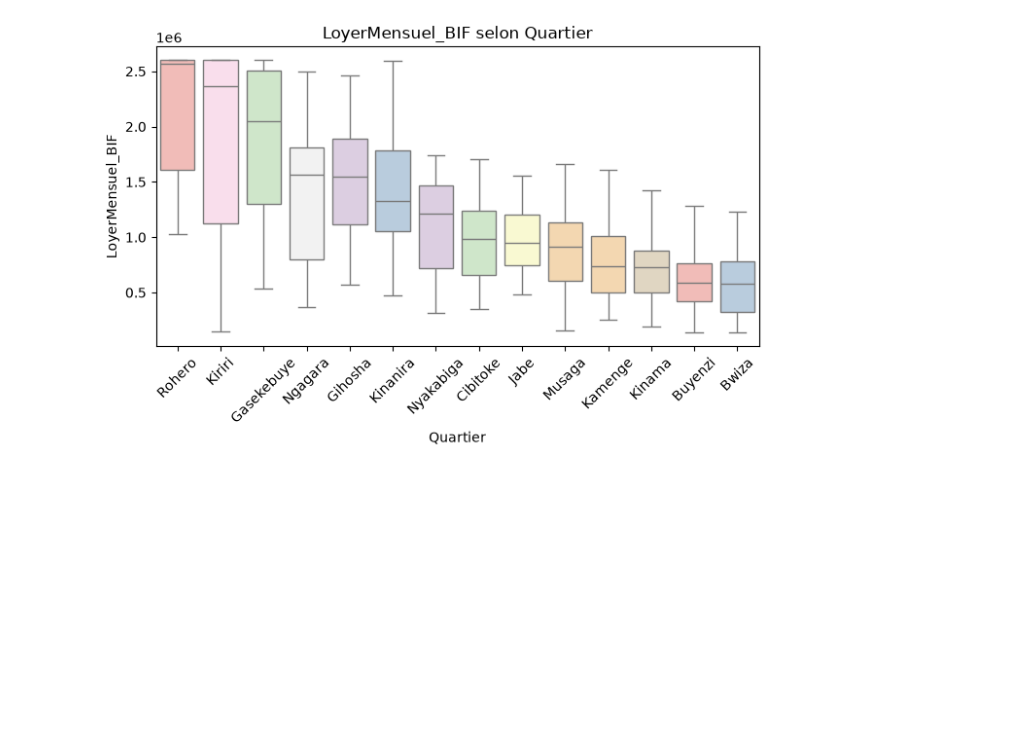
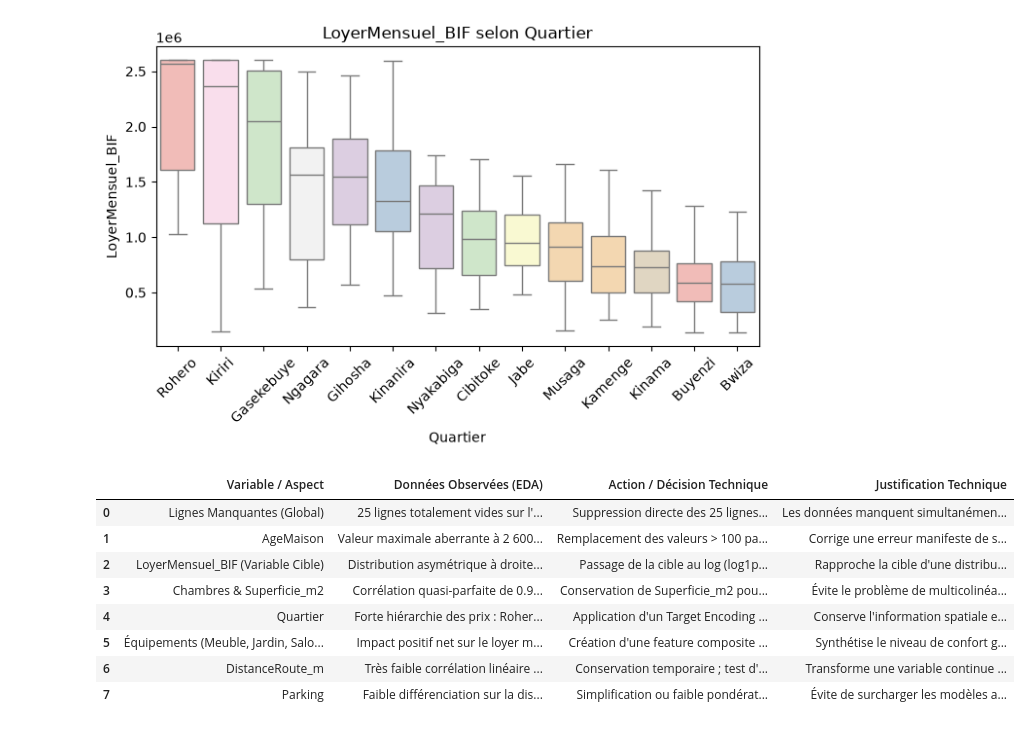
Before and after one commit to Luckson-dev/rent-prediction, a Jupyter notebook: notebooks/01_EDA.ipynb, the cells around one changed output. Drawn from its saved outputs; the diff is of its cells as text; code cells hidden in the pictures; blank space fills up the shorter version.

Commit message:
Data preparation

```diff
--- a/notebooks/01_EDA.ipynb
+++ b/notebooks/01_EDA.ipynb
@@ -226,3 +226,64 @@ for col in category_cols:
 [figure]
 [figure]
 [figure]
+# %%
+import pandas as pd
+
+eda_decisions_data = {
+    "Variable / Aspect": [
+        "Lignes Manquantes (Global)",
+        "AgeMaison",
+        "LoyerMensuel_BIF (Variable Cible)",
+        "Chambres & Superficie_m2",
+        "Quartier",
+        "Équipements (Meuble, Jardin, Salon, SdB)",
+        "DistanceRoute_m",
+        "Parking",
+    ],
+    "Données Observées (EDA)": [
+        "25 lignes totalement vides sur l'ensemble des features (485 non-nulls sur 510)[cite: 1].",
+        "Valeur maximale aberrante à 2 600 000 ans (fuite possible de la valeur du loyer)[cite: 1].",
+        "Distribution asymétrique à droite + effet de plafonnement/seuil marqué à 2 600 000 BIF[cite: 1].",
+        "Corrélation quasi-parfaite de 0.98 entre les deux variables + corrélation de 0.62 avec le loyer[cite: 1].",
+        "Forte hiérarchie des prix : Rohero/Kiriri très élevés vs Buyenzi/Bwiza très bas[cite: 1].",
+        "Impact positif net sur le loyer médian (notamment le caractère Meublé)[cite: 1].",
+        "Très faible corrélation linéaire avec le loyer (~0.02)[cite: 1].",
+        "Faible différenciation sur la distribution des loyers entre Oui et Non[cite: 1].",
+    ],
+    "Action / Décision Technique": [
+        "Suppression directe des 25 lignes concernées.",
+        "Remplacement des valeurs > 100 par NaN puis imputation par la médiane selon le Quartier.",
+        "Passage de la cible au log (log1p) pour lisser l'asymétrie + test d'un modèle adapté aux données censurées.",
+        "Conservation de Superficie_m2 pour modèles linéaires (ou création du ratio Superficie/Chambre) ; conservation des deux pour arbres/XGBoost.",
+        "Application d'un Target Encoding (ou Ordinal Encoding basé sur le loyer médian).",
+        "Création d'une feature composite 'Standing_Score' (somme des équipements présents).",
+        "Conservation temporaire ; test d'une binarisation (ex: Proche < 200m vs Éloigné) ou sélection par Ridge/Lasso.",
+        "Simplification ou faible pondération lors du Feature Engineering.",
+    ],
+    "Justification Technique": [
+        "Les données manquent simultanément sur tout le profil (MCAR/MAR), la suppression évite d'injecter du bruit sans perte d'information utile.",
+        "Corrige une erreur manifeste de saisie tout en préservant la cohérence géographique globale.",
+        "Rapproche la cible d'une distribution normale, ce qui stabilise la variance et améliore les performances des régresseurs.",
+        "Évite le problème de multicolinéarité sévère qui déstabilise les coefficients des modèles linéaires.",
+        "Conserve l'information spatiale et la valeur foncière sans exploser le nombre de dimensions (contrairement au One-Hot Encoding).",
+        "Synthétise le niveau de confort général du bien en une seule variable explicative puissante.",
+        "Transforme une variable continue peu explicative en un seuil de proximité plus pertinent.",
+        "Évite de surcharger les modèles avec des variables peu discriminantes.",
+    ],
+}
+
+# Création du DataFrame
+eda_decisions = pd.DataFrame(eda_decisions_data)
+
+pd.set_option("display.max_colwidth", None)
+eda_decisions
+# %% [output]
+|  | Variable / Aspect | Données Observées (EDA) | Action / Décision Technique | Justification Technique |
+| 0 | Lignes Manquantes (Global) | 25 lignes totalement vides sur l'... | Suppression directe des 25 lignes... | Les données manquent simultanémen... |
+| 1 | AgeMaison | Valeur maximale aberrante à 2 600... | Remplacement des valeurs > 100 pa... | Corrige une erreur manifeste de s... |
+| 2 | LoyerMensuel_BIF (Variable Cible) | Distribution asymétrique à droite... | Passage de la cible au log (log1p... | Rapproche la cible d'une distribu... |
+| 3 | Chambres & Superficie_m2 | Corrélation quasi-parfaite de 0.9... | Conservation de Superficie_m2 pou... | Évite le problème de multicolinéa... |
+| 4 | Quartier | Forte hiérarchie des prix : Roher... | Application d'un Target Encoding ... | Conserve l'information spatiale e... |
+| 5 | Équipements (Meuble, Jardin, Salo... | Impact positif net sur le loyer m... | Création d'une feature composite ... | Synthétise le niveau de confort g... |
+| 6 | DistanceRoute_m | Très faible corrélation linéaire ... | Conservation temporaire ; test d'... | Transforme une variable continue ... |
+| 7 | Parking | Faible différenciation sur la dis... | Simplification ou faible pondérat... | Évite de surcharger les modèles a... |
```
Also changed, not shown: parts of 1 cell of this notebook, 5 other files.
